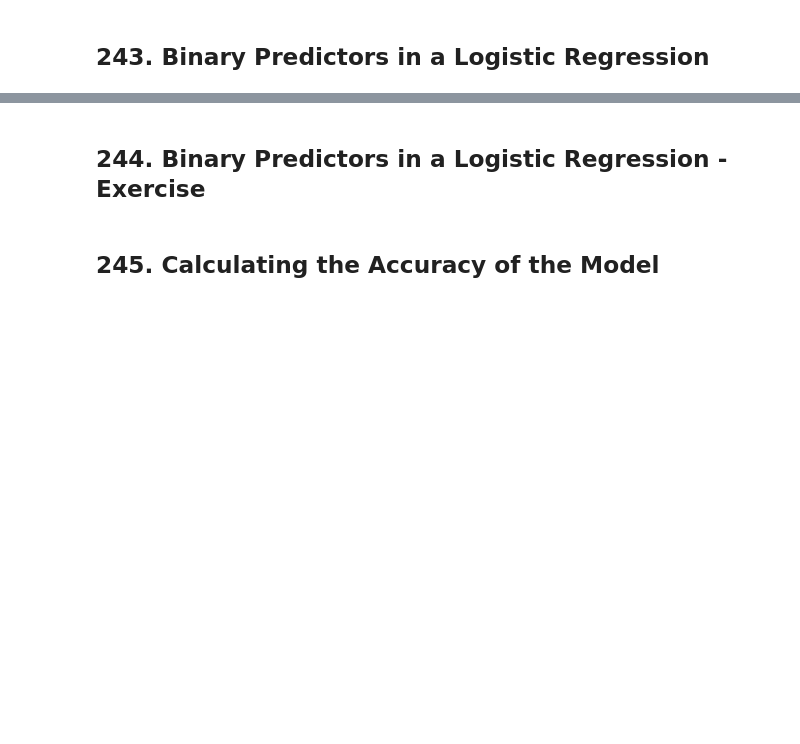
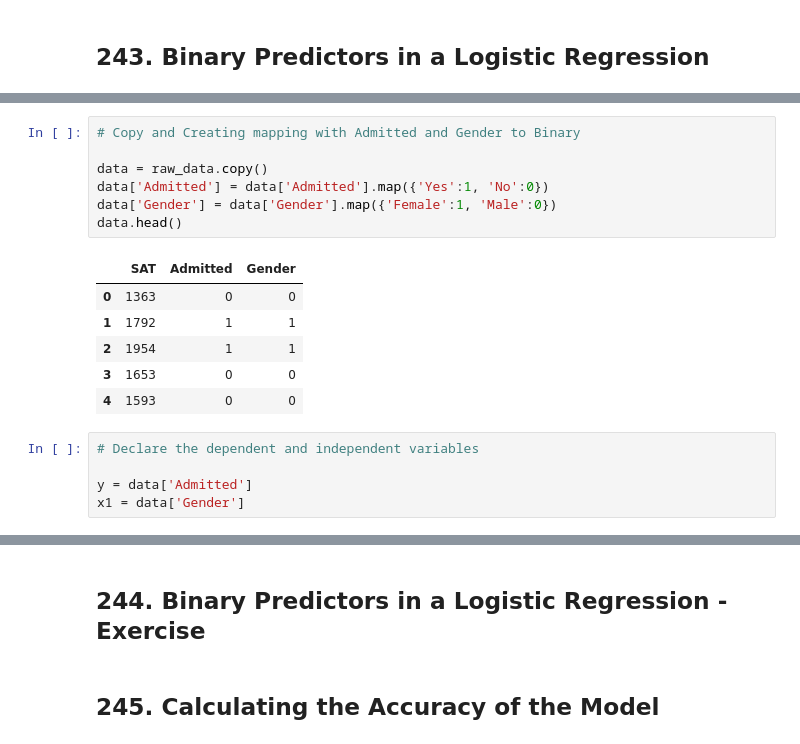
Before and after one commit to Mrchmdani/Mrchmdani, a Jupyter notebook: MyLearning/Udemy/The Data Science Course 2022 - Complete Data Science Bootcamp/Udemy - Complete Data Science Bootcamp - Part5b - Advanced Statistical Methods in Pthon - Logistics Regression.ipynb, the cells around one changed output, grey strips where cells are left out. Drawn from its saved outputs; the diff is of its cells as text; blank space fills up the shorter version.

```diff
--- a/MyLearning/Udemy/The Data Science Course 2022 - Complete Data Science Bootcamp/Udemy - Complete Data Science Bootcamp - Part5b - Advanced Statistical Methods in Pthon - Logistics Regression.ipynb
+++ b/MyLearning/Udemy/The Data Science Course 2022 - Complete Data Science Bootcamp/Udemy - Complete Data Science Bootcamp - Part5b - Advanced Statistical Methods in Pthon - Logistics Regression.ipynb
@@ -362,0 +390,19 @@ https://www.udemy.com/course/the-data-science-course-complete-data-science-bootc
+# %%
+# Copy and Creating mapping with Admitted and Gender to Binary
+
+data = raw_data.copy()
+data['Admitted'] = data['Admitted'].map({'Yes':1, 'No':0})
+data['Gender'] = data['Gender'].map({'Female':1, 'Male':0})
+data.head()
+# %% [output]
+|  | SAT | Admitted | Gender |
+| 0 | 1363 | 0 | 0 |
+| 1 | 1792 | 1 | 1 |
+| 2 | 1954 | 1 | 1 |
+| 3 | 1653 | 0 | 0 |
+| 4 | 1593 | 0 | 0 |
+# %%
+# Declare the dependent and independent variables
+
+y = data['Admitted']
+x1 = data['Gender']
```
Also changed, not shown: parts of 9 cells of this notebook, 3 other files.
